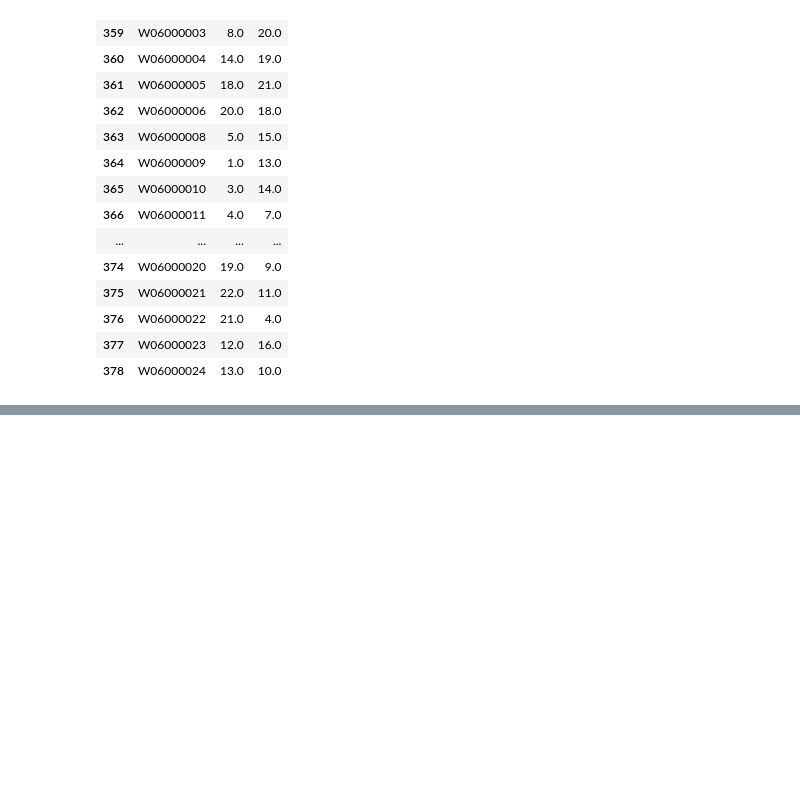
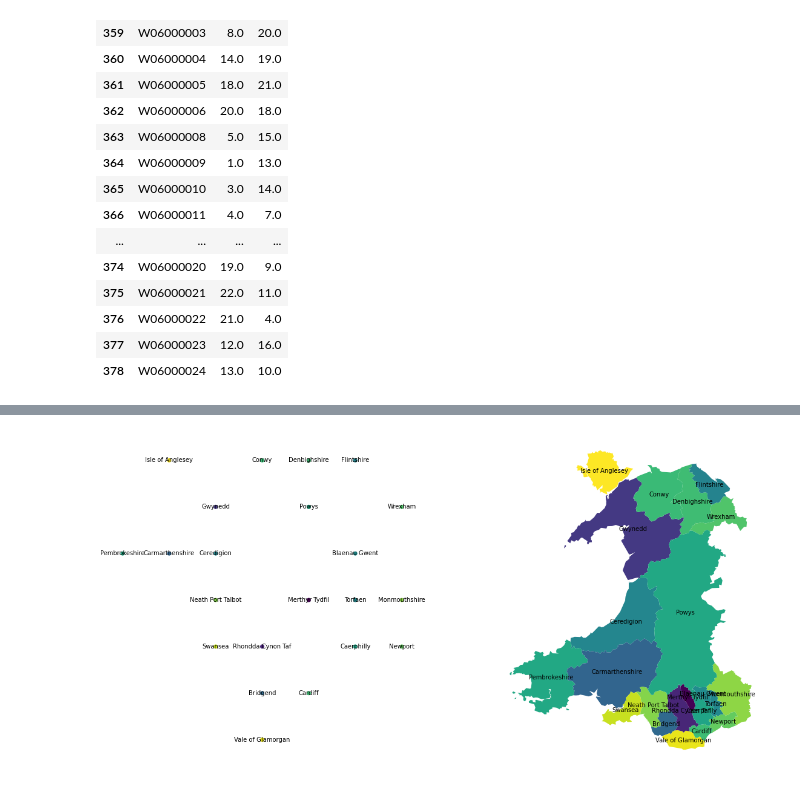
Before and after one commit to tompeterken-os/AutoCartogram, a Jupyter notebook: Playing.ipynb, the cells around one changed output, grey strips where cells are left out. Cells and saved outputs as stored; diff of their text form; code cells hidden in the pictures; blank space fills up the shorter version.

Commit message:
Testing different orientation metrics

```diff
--- a/Playing.ipynb
+++ b/Playing.ipynb
@@ -372,7 +405,8 @@ def do_iteration(gdf_in):
 # Randomly allocate codes to grid locations
 codes_list = geodata['LAD20CD'].values
 
-num_initialisations = len(geodata)
+# num_initialisations = len(geodata)
+num_initialisations = 20
 initial_dfs = {}
 initial_metrics = []
 for random_seed in range(num_initialisations):
@@ -484,10 +518,19 @@ it 47:  7.7 -- -715.0
 # %%
-f, ax = plt.subplots(figsize=(10,10))
-ax.axis('off')
+f, axs = plt.subplots(ncols=2, figsize=(20,10))
+[ax.axis('off') for ax in axs]
 
 final = new_df[['code', 'geometry', 'metric']].merge(geodata[['LAD20NM', 'LAD20CD']], left_on='code', right_on='LAD20CD')
 
-final.plot(column='metric', ax=ax)
+final.plot(column='metric', ax=axs[0])
 
 for x, y, label in zip(final.geometry.x, final.geometry.y, final.LAD20NM):
-    ax.annotate(label, xy=(x, y), xytext=(3, 3), textcoords="offset points")
+    axs[0].annotate(label, xy=(x, y), xytext=(0,0), textcoords="offset points", ha='center', va='center')
+
+
+original = geodata[['LAD20CD', 'LAD20NM', 'geometry', 'centroid']].merge(new_df[['code', 'metric']], left_on='LAD20CD', right_on='code')
+original.plot(column='metric', ax=axs[1])
+
+for x, y, label in zip(original.centroid.x, original.centroid.y, original.LAD20NM):
+    axs[1].annotate(label, xy=(x,y), xytext=(0,0), textcoords="offset points", ha='center', va='center')
+# %% [output]
+[figure, added]
```
Also changed, not shown: parts of 13 cells of this notebook.
